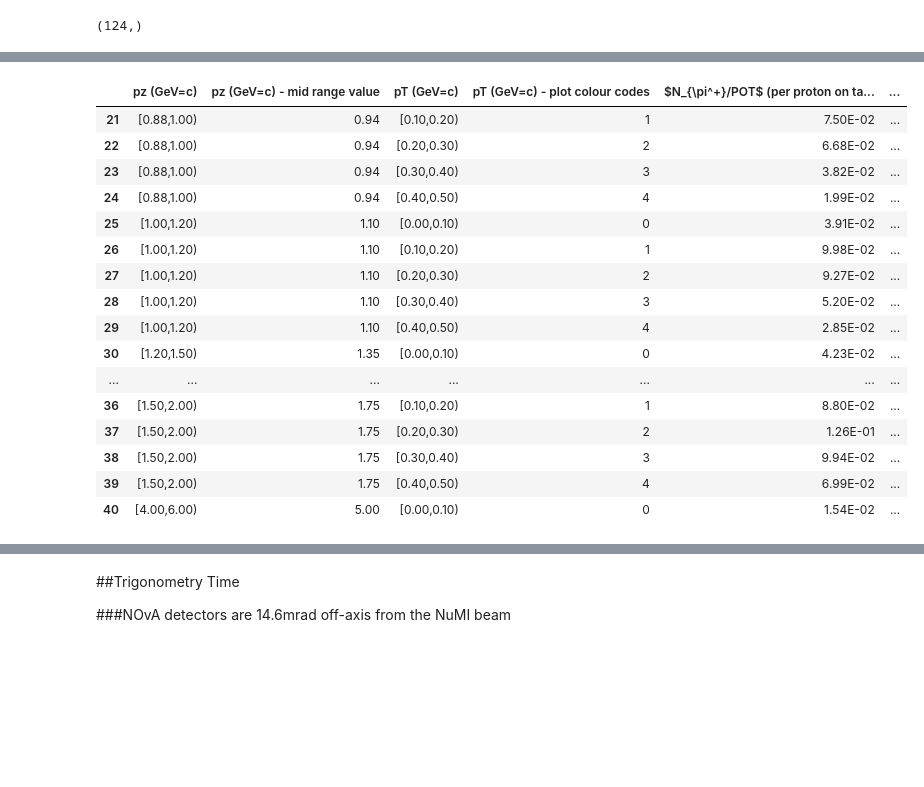
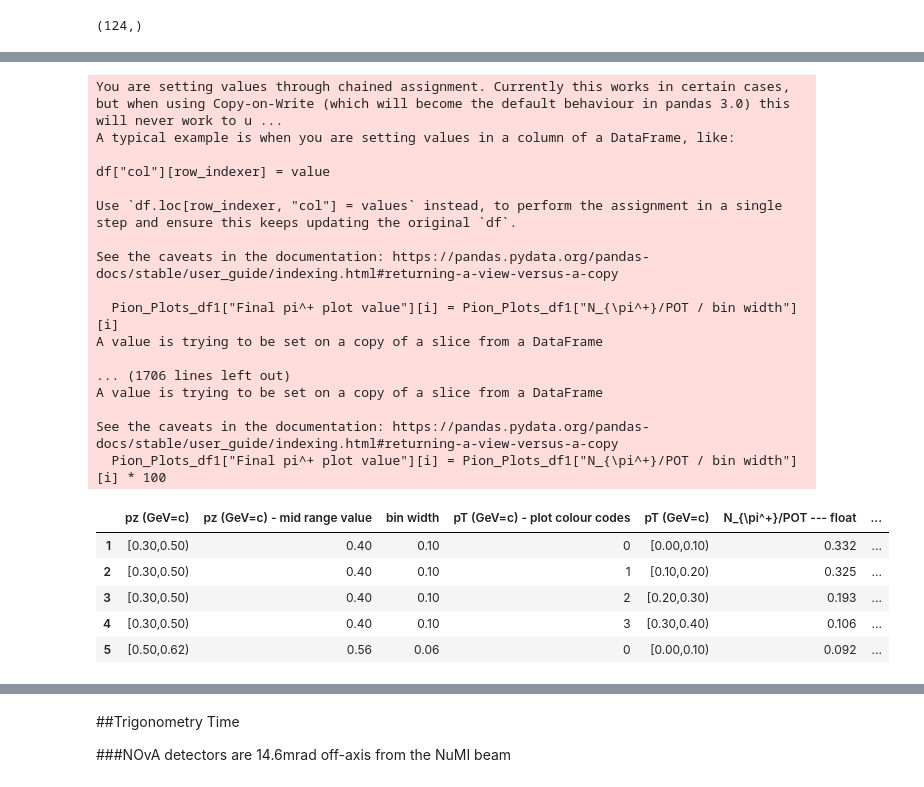
Before and after one commit to MrD0balina/Fourth-Year-Project---Neutrino-Oscillations, a Jupyter notebook: Week_6_Adding_Weighting_to_Pions_AND_establishing_the_exact_angular_offset_of_different_parts_of_the_detector.ipynb, the cells around one changed output, grey strips where cells are left out. Cells and saved outputs as stored; diff of their text form; code cells hidden in the pictures; blank space fills up the shorter version.

```diff
--- a/Week_6_Adding_Weighting_to_Pions_AND_establishing_the_exact_angular_offset_of_different_parts_of_the_detector.ipynb
+++ b/Week_6_Adding_Weighting_to_Pions_AND_establishing_the_exact_angular_offset_of_different_parts_of_the_detector.ipynb
@@ -459,7 +453,12 @@ display(Pion_Plots_df1.head(5))
 | 5 | [0.50,0.62) | [0.00,0.10) | 9.20E-02 | 1.22 | 5.10 | ... |
 # %%
 column_to_move = Pion_Plots_df1.pop("pz (GeV=c) - mid range value")
+
 Pion_Plots_df1.insert(1, "pz (GeV=c) - mid range value", column_to_move)
+
+column_to_move = Pion_Plots_df1.pop("bin width")
+
+Pion_Plots_df1.insert(2, "bin width", column_to_move)
 # %%
 display(Pion_Plots_df1.head(5))
 # %% [output]
@@ -594,0 +595,5 @@ display(Pion_Plots_df1.head(-5))
+# %%
+Pion_Plots_df1["N_{\pi^+}/POT / bin width"]  =  Pion_Plots_df1["N_{\pi^+}/POT --- float"] / Pion_Plots_df1["bin width"]
+column_to_move = Pion_Plots_df1.pop("N_{\pi^+}/POT / bin width")
+Pion_Plots_df1.insert(6, "N_{\pi^+}/POT / bin width", column_to_move)
+display(Pion_Plots_df1.head(-5))
@@ -603,0 +683,5 @@ display(Pion_Plots_df1.head(5))
+# %%
+Pion_Plots_df1["Final pi^+ plot value"] = Pion_Plots_df1["N_{\pi^+}/POT / bin width"]
+
+
+display(Pion_Plots_df1.head(5))
@@ -604,20 +695,41 @@ display(Pion_Plots_df1.head(5))
+# %%
+for i in range( 1 , len(Pion_Plots_df1["pT (GeV=c) - plot colour codes"] ) ):
+  if Pion_Plots_df1["pT (GeV=c) - plot colour codes"][i] == 0:
+    Pion_Plots_df1["Final pi^+ plot value"][i] = Pion_Plots_df1["N_{\pi^+}/POT / bin width"][i]
+  elif Pion_Plots_df1["pT (GeV=c) - plot colour codes"][i] == 1:
+    Pion_Plots_df1["Final pi^+ plot value"][i] = Pion_Plots_df1["N_{\pi^+}/POT / bin width"][i] * 3
+  elif Pion_Plots_df1["pT (GeV=c) - plot colour codes"][i] == 2:
+    Pion_Plots_df1["Final pi^+ plot value"][i] = Pion_Plots_df1["N_{\pi^+}/POT / bin width"][i] * 10
+  elif Pion_Plots_df1["pT (GeV=c) - plot colour codes"][i] == 3:
+    Pion_Plots_df1["Final pi^+ plot value"][i] = Pion_Plots_df1["N_{\pi^+}/POT / bin width"][i] * 30
+  elif Pion_Plots_df1["pT (GeV=c) - plot colour codes"][i] == 4:
+    Pion_Plots_df1["Final pi^+ plot value"][i] = Pion_Plots_df1["N_{\pi^+}/POT / bin width"][i] * 100
+  else:
+    Pion_Plots_df1["Final pi^+ plot value"][i] = Pion_Plots_df1["N_{\pi^+}/POT / bin width"][i] * 300
+# %% [output]
+You are setting values through chained assignment. Currently this works in certain cases, but when using Copy-on-Write (which will become the default behaviour in pandas 3.0) this will never work to u ...
+A typical example is when you are setting values in a column of a DataFrame, like:
+
+df["col"][row_indexer] = value
+
+Use `df.loc[row_indexer, "col"] = values` instead, to perform the assignment in a single step and ensure this keeps updating the original `df`.
+
+See the caveats in the documentation: https://pandas.pydata.org/pandas-docs/stable/user_guide/indexing.html#returning-a-view-versus-a-copy
+
+  Pion_Plots_df1["Final pi^+ plot value"][i] = Pion_Plots_df1["N_{\pi^+}/POT / bin width"][i]
+A value is trying to be set on a copy of a slice from a DataFrame
+
+... (1706 lines left out)
+A value is trying to be set on a copy of a slice from a DataFrame
+
+See the caveats in the documentation: https://pandas.pydata.org/pandas-docs/stable/user_guide/indexing.html#returning-a-view-versus-a-copy
+  Pion_Plots_df1["Final pi^+ plot value"][i] = Pion_Plots_df1["N_{\pi^+}/POT / bin width"][i] * 100
 # %%
-display(Pion_Plots_df1[20:40])
+display(Pion_Plots_df1.head(5))
 # %% [output]
-|  | pz (GeV=c) | pz (GeV=c) - mid range value | pT (GeV=c) | pT (GeV=c) - plot colour codes | $N_{\pi^+}/POT$ (per proton on ta... | ... |
-| 21 | [0.88,1.00) | 0.94 | [0.10,0.20) | 1 | 7.50E-02 | ... |
-| 22 | [0.88,1.00) | 0.94 | [0.20,0.30) | 2 | 6.68E-02 | ... |
-| 23 | [0.88,1.00) | 0.94 | [0.30,0.40) | 3 | 3.82E-02 | ... |
-| 24 | [0.88,1.00) | 0.94 | [0.40,0.50) | 4 | 1.99E-02 | ... |
-| 25 | [1.00,1.20) | 1.10 | [0.00,0.10) | 0 | 3.91E-02 | ... |
-| 26 | [1.00,1.20) | 1.10 | [0.10,0.20) | 1 | 9.98E-02 | ... |
-| 27 | [1.00,1.20) | 1.10 | [0.20,0.30) | 2 | 9.27E-02 | ... |
-| 28 | [1.00,1.20) | 1.10 | [0.30,0.40) | 3 | 5.20E-02 | ... |
-| 29 | [1.00,1.20) | 1.10 | [0.40,0.50) | 4 | 2.85E-02 | ... |
-| 30 | [1.20,1.50) | 1.35 | [0.00,0.10) | 0 | 4.23E-02 | ... |
-| ... | ... | ... | ... | ... | ... | ... |
-| 36 | [1.50,2.00) | 1.75 | [0.10,0.20) | 1 | 8.80E-02 | ... |
-| 37 | [1.50,2.00) | 1.75 | [0.20,0.30) | 2 | 1.26E-01 | ... |
-| 38 | [1.50,2.00) | 1.75 | [0.30,0.40) | 3 | 9.94E-02 | ... |
-| 39 | [1.50,2.00) | 1.75 | [0.40,0.50) | 4 | 6.99E-02 | ... |
-| 40 | [4.00,6.00) | 5.00 | [0.00,0.10) | 0 | 1.54E-02 | ... |
+|  | pz (GeV=c) | pz (GeV=c) - mid range value | bin width | pT (GeV=c) - plot colour codes | pT (GeV=c) | N_{\pi^+}/POT --- float | ... |
+| 1 | [0.30,0.50) | 0.40 | 0.10 | 0 | [0.00,0.10) | 0.332 | ... |
+| 2 | [0.30,0.50) | 0.40 | 0.10 | 1 | [0.10,0.20) | 0.325 | ... |
+| 3 | [0.30,0.50) | 0.40 | 0.10 | 2 | [0.20,0.30) | 0.193 | ... |
+| 4 | [0.30,0.50) | 0.40 | 0.10 | 3 | [0.30,0.40) | 0.106 | ... |
+| 5 | [0.50,0.62) | 0.56 | 0.06 | 0 | [0.00,0.10) | 0.092 | ... |
```
Also changed, not shown: parts of 21 cells of this notebook.
